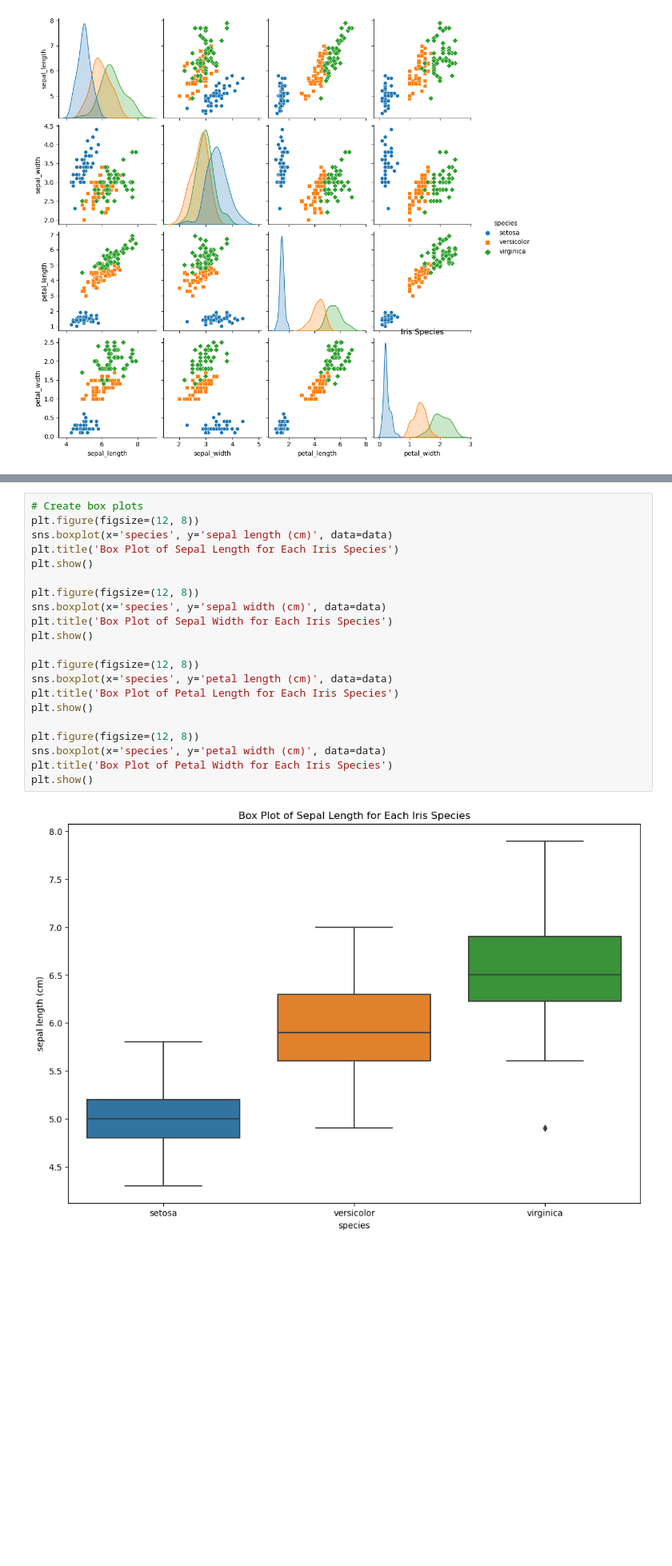
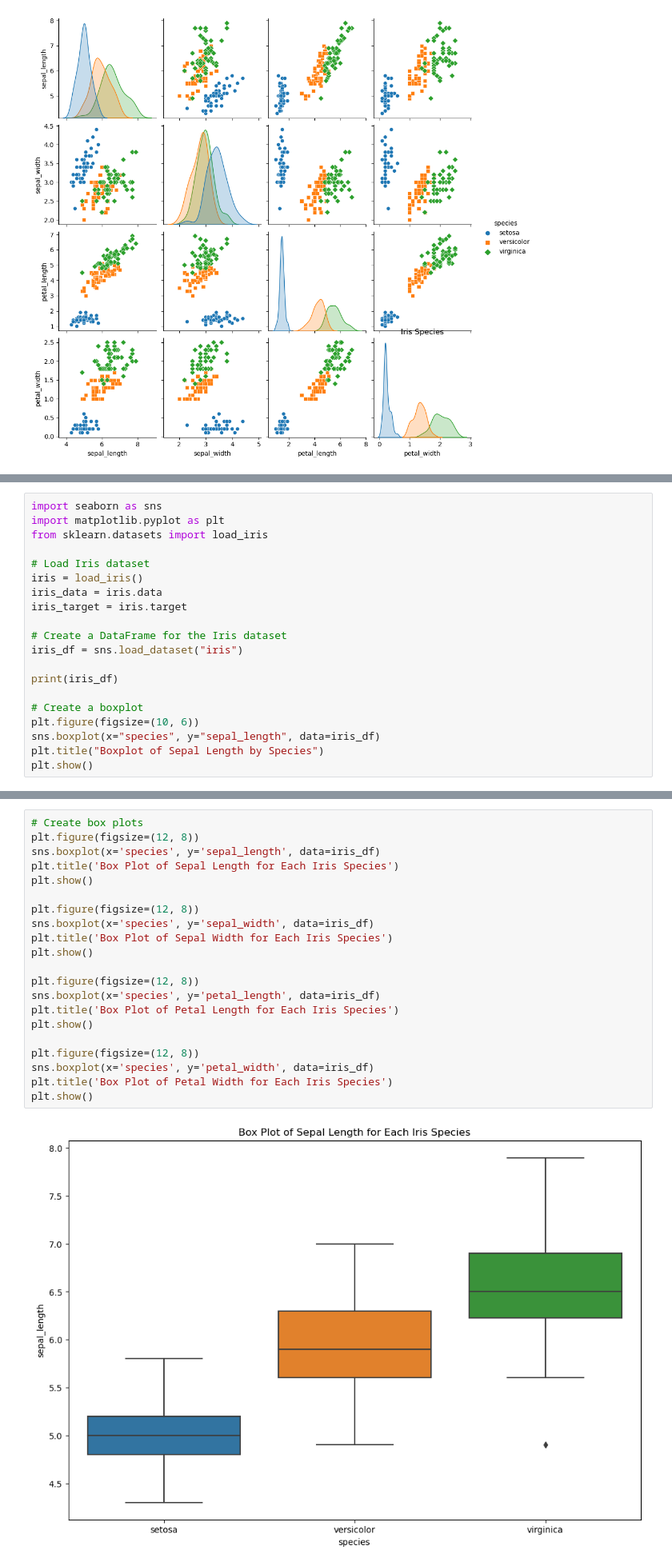
Before and after one commit to mcgarrya28/machinelearning, a Jupyter notebook: tasks.ipynb, the cells around one changed output, grey strips where cells are left out. Shown at 80% size. Cells and saved outputs as stored; diff of their text form; blank space fills up the shorter version.

```diff
--- a/tasks.ipynb
+++ b/tasks.ipynb
@@ -141,0 +136,20 @@ data['species'] = data['target'].map({0: 'setosa', 1: 'versicolor', 2: 'virginic
+# %%
+import seaborn as sns
+import matplotlib.pyplot as plt
+from sklearn.datasets import load_iris
+
+# Load Iris dataset
+iris = load_iris()
+iris_data = iris.data
+iris_target = iris.target
+
+# Create a DataFrame for the Iris dataset
+iris_df = sns.load_dataset("iris")
+
+print(iris_df)
+
+# Create a boxplot
+plt.figure(figsize=(10, 6))
+sns.boxplot(x="species", y="sepal_length", data=iris_df)
+plt.title("Boxplot of Sepal Length by Species")
+plt.show()
@@ -142,23 +172,23 @@ data['species'] = data['target'].map({0: 'setosa', 1: 'versicolor', 2: 'virginic
 # %%
 # Create box plots
 plt.figure(figsize=(12, 8))
-sns.boxplot(x='species', y='sepal length (cm)', data=data)
+sns.boxplot(x='species', y='sepal_length', data=iris_df)
 plt.title('Box Plot of Sepal Length for Each Iris Species')
 plt.show()
 
 plt.figure(figsize=(12, 8))
-sns.boxplot(x='species', y='sepal width (cm)', data=data)
+sns.boxplot(x='species', y='sepal_width', data=iris_df)
 plt.title('Box Plot of Sepal Width for Each Iris Species')
 plt.show()
 
 plt.figure(figsize=(12, 8))
-sns.boxplot(x='species', y='petal length (cm)', data=data)
+sns.boxplot(x='species', y='petal_length', data=iris_df)
 plt.title('Box Plot of Petal Length for Each Iris Species')
 plt.show()
 
 plt.figure(figsize=(12, 8))
-sns.boxplot(x='species', y='petal width (cm)', data=data)
+sns.boxplot(x='species', y='petal_width', data=iris_df)
 plt.title('Box Plot of Petal Width for Each Iris Species')
 plt.show()
 # %% [output]
-[figure, old version]
+[figure, new version]
```
Also changed, not shown: parts of 6 cells of this notebook, 1 other file.
